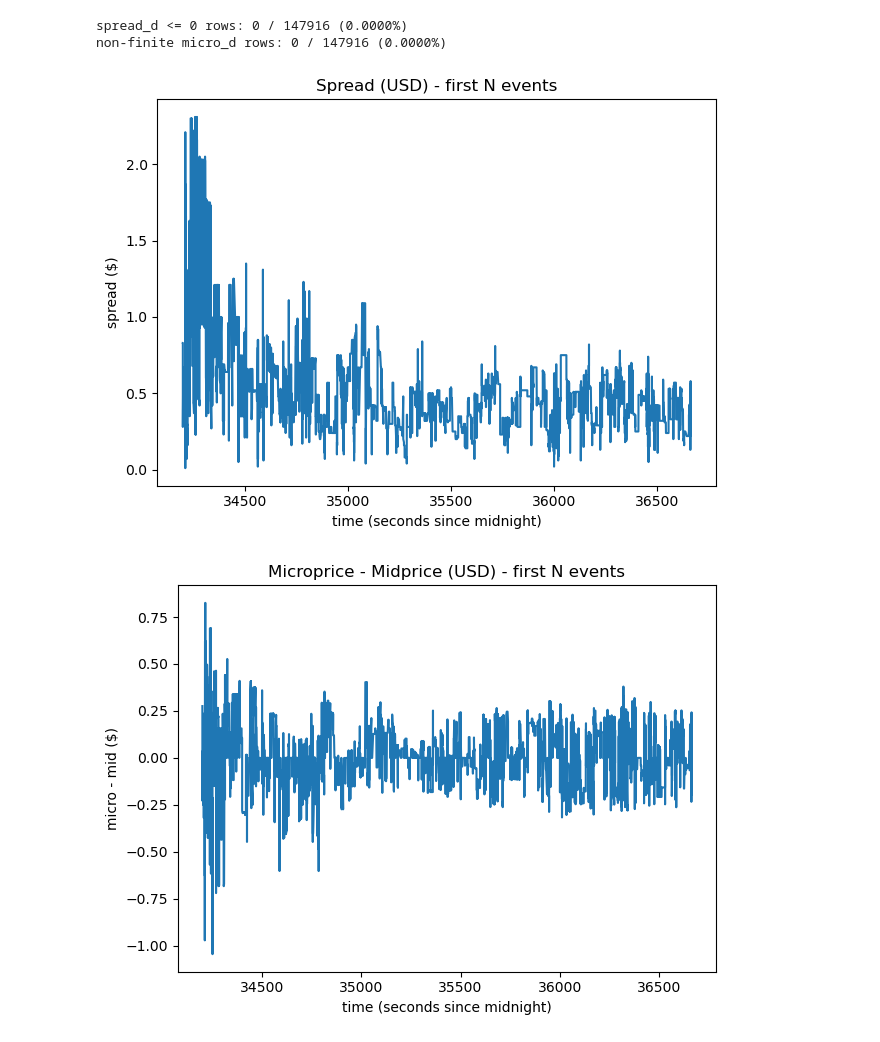
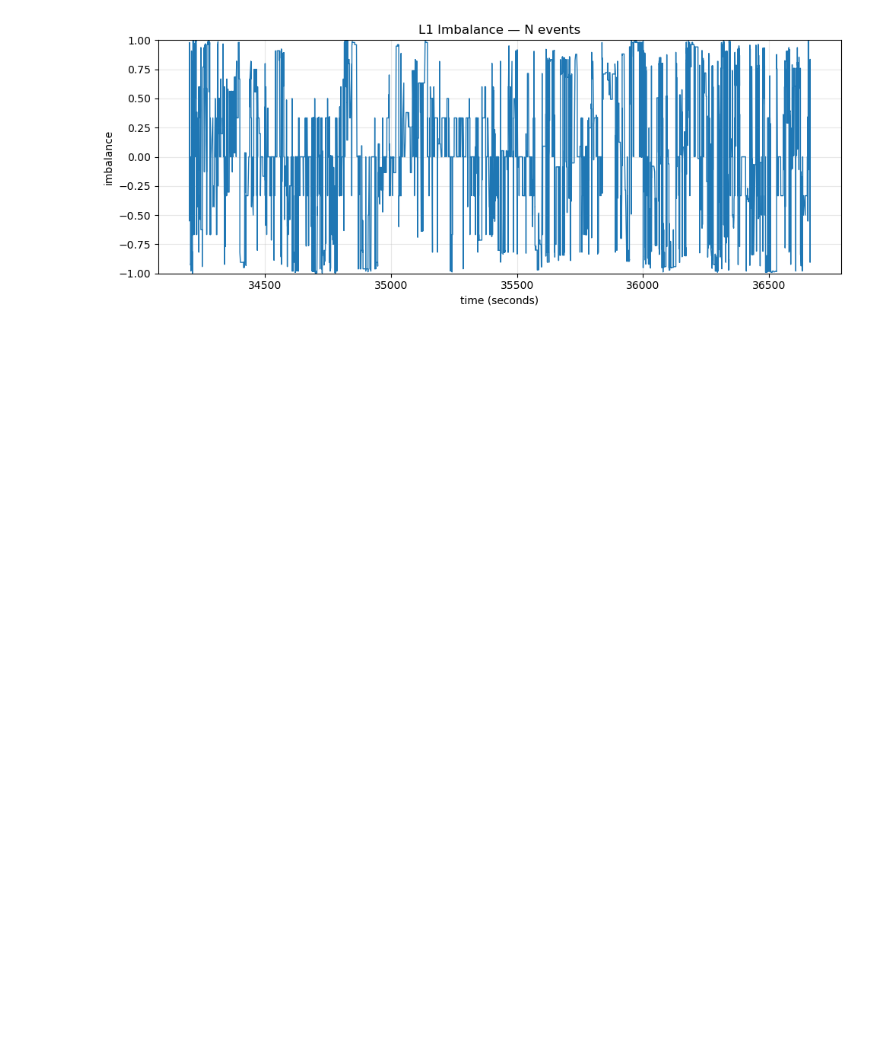
Before and after one commit to andreapezzella/lobster-mm-simulator, a Jupyter notebook: notebooks/02_lob_analytics.ipynb, the cells around one changed output. Cells and saved outputs as stored; diff of their text form; code cells hidden in the pictures; blank space fills up the shorter version.

```diff
--- a/notebooks/02_lob_analytics.ipynb
+++ b/notebooks/02_lob_analytics.ipynb
@@ -14,18 +65,0 @@ ob_path  = f"{DATA_DIR}/GOOG_2012-06-21_34200000_57600000_orderbook_10.csv"
-# %%
-# Message columns (LOBSTER standard)
-msg_cols = ["time", "type", "order_id", "size", "price", "direction"]
-msg = pd.read_csv(msg_path, names=msg_cols)
-
-# Orderbook columns: ask_p1, ask_s1, bid_p1, bid_s1, ..., up to LEVELS
-ob_cols = []
-for lvl in range(1, LEVELS + 1):
-    ob_cols += [f"ask_p{lvl}", f"ask_s{lvl}", f"bid_p{lvl}", f"bid_s{lvl}"]
-ob = pd.read_csv(ob_path, names=ob_cols)
-
-# Merge (same number of rows; row i message ↔ row i orderbook post-event)
-df = pd.concat([msg, ob], axis=1)
-
-# Use time as index (seconds since midnight)
-df = df.set_index("time").sort_index()
-
-df.head()
@@ -64,30 +103,16 @@ df[["mid_d", "micro_d", "spread_d", "imbalance_l1"]].head()
-# %%
-# Sanity: spread should be > 0 for a normal book
-bad_spread = (df["spread_d"] <= 0).sum()
-total = len(df)
-print(f"spread_d <= 0 rows: {bad_spread} / {total} ({bad_spread/total:.4%})")
-
-# Optional: check microprice finite
-bad_micro = (~np.isfinite(df["micro_d"])).sum()
-print(f"non-finite micro_d rows: {bad_micro} / {total} ({bad_micro/total:.4%})")
-# %% [output]
-spread_d <= 0 rows: 0 / 147916 (0.0000%)
-non-finite micro_d rows: 0 / 147916 (0.0000%)
 # %%
-# Plot only a slice for speed
-N = 20_000
+N = 20000
 
-df["spread_d"].head(N).plot(title="Spread (USD) - first N events")
-plt.xlabel("time (seconds since midnight)")
-plt.ylabel("spread ($)")
-plt.tight_layout()
+fig, ax = plt.subplots(figsize=(10, 4))
+ax.plot(df["imbalance_l1"].head(N).index, df["imbalance_l1"].head(N).values, linewidth=1)
+
+ax.set_title("L1 Imbalance — N events")
+ax.set_xlabel("time (seconds)")
+ax.set_ylabel("imbalance")
+ax.set_ylim(-1, 1)
+ax.grid(True, alpha=0.3)
+
+fig.tight_layout()
 plt.show()
-
-(df["micro_d"] - df["mid_d"]).head(N).plot(title="Microprice - Midprice (USD) - first N events")
-plt.xlabel("time (seconds since midnight)")
-plt.ylabel("micro - mid ($)")
-plt.tight_layout()
-plt.show()
 # %% [output]
-[figure, old version]
+[figure, new version]
-[figure, removed]
```
Also changed, not shown: parts of 4 cells of this notebook, 2 other files.
